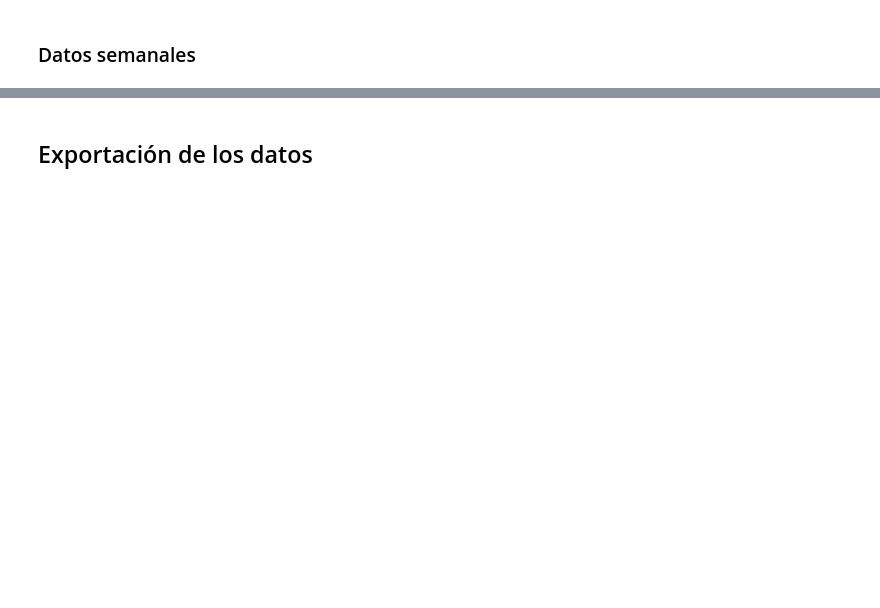
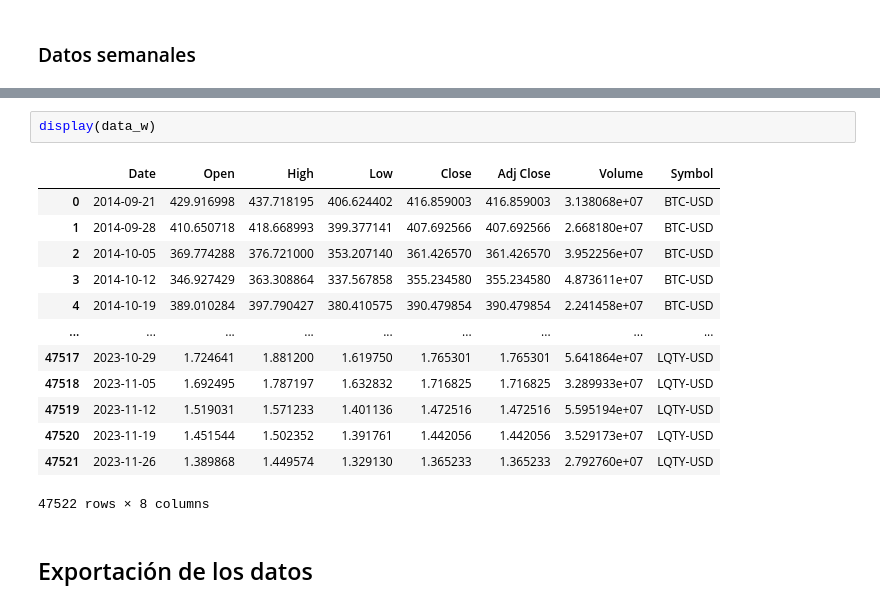
Before and after one commit to Lappiani/Memoria_LA, a Jupyter notebook: Codigos/Crypto data retrieve.ipynb, the cells around one changed output, grey strips where cells are left out. Drawn from its saved outputs; the diff is of its cells as text; blank space fills up the shorter version.

```diff
--- a/Codigos/Crypto data retrieve.ipynb
+++ b/Codigos/Crypto data retrieve.ipynb
@@ -264,3 +118,19 @@ print(data_w)
+# %%
+display(data_w)
+# %% [output]
+|  | Date | Open | High | Low | Close | Adj Close | Volume | Symbol |
+| 0 | 2014-09-21 | 429.916998 | 437.718195 | 406.624402 | 416.859003 | 416.859003 | 3.138068e+07 | BTC-USD |
+| 1 | 2014-09-28 | 410.650718 | 418.668993 | 399.377141 | 407.692566 | 407.692566 | 2.668180e+07 | BTC-USD |
+| 2 | 2014-10-05 | 369.774288 | 376.721000 | 353.207140 | 361.426570 | 361.426570 | 3.952256e+07 | BTC-USD |
+| 3 | 2014-10-12 | 346.927429 | 363.308864 | 337.567858 | 355.234580 | 355.234580 | 4.873611e+07 | BTC-USD |
+| 4 | 2014-10-19 | 389.010284 | 397.790427 | 380.410575 | 390.479854 | 390.479854 | 2.241458e+07 | BTC-USD |
+| ... | ... | ... | ... | ... | ... | ... | ... | ... |
+| 47517 | 2023-10-29 | 1.724641 | 1.881200 | 1.619750 | 1.765301 | 1.765301 | 5.641864e+07 | LQTY-USD |
+| 47518 | 2023-11-05 | 1.692495 | 1.787197 | 1.632832 | 1.716825 | 1.716825 | 3.289933e+07 | LQTY-USD |
+| 47519 | 2023-11-12 | 1.519031 | 1.571233 | 1.401136 | 1.472516 | 1.472516 | 5.595194e+07 | LQTY-USD |
+| 47520 | 2023-11-19 | 1.451544 | 1.502352 | 1.391761 | 1.442056 | 1.442056 | 3.529173e+07 | LQTY-USD |
+| 47521 | 2023-11-26 | 1.389868 | 1.449574 | 1.329130 | 1.365233 | 1.365233 | 2.792760e+07 | LQTY-USD |
+47522 rows × 8 columns
 # %% [markdown]
 ## Exportación de los datos
 # %%
```
Also changed, not shown: parts of 5 cells of this notebook, 28 other files.
